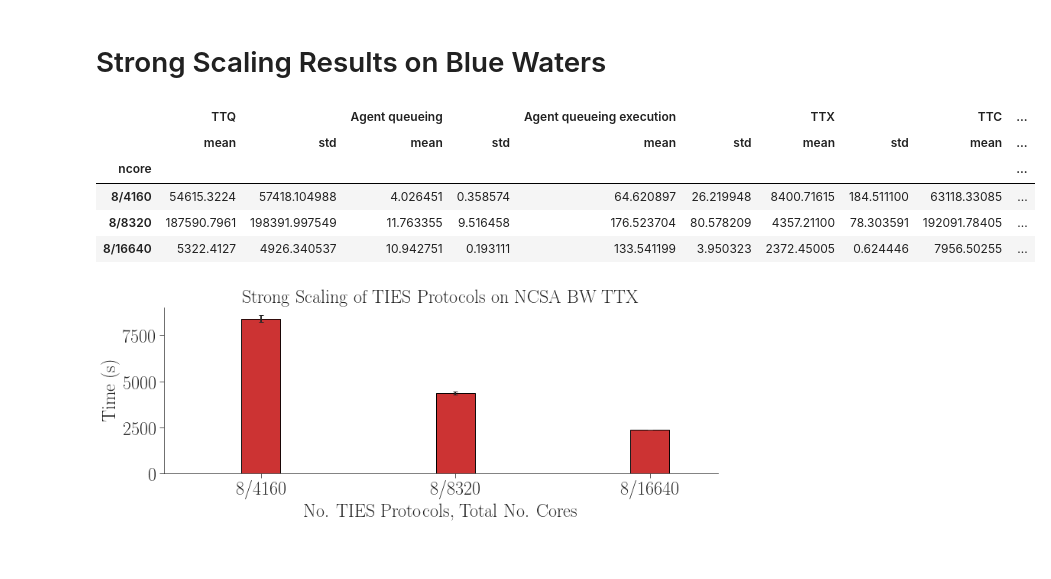
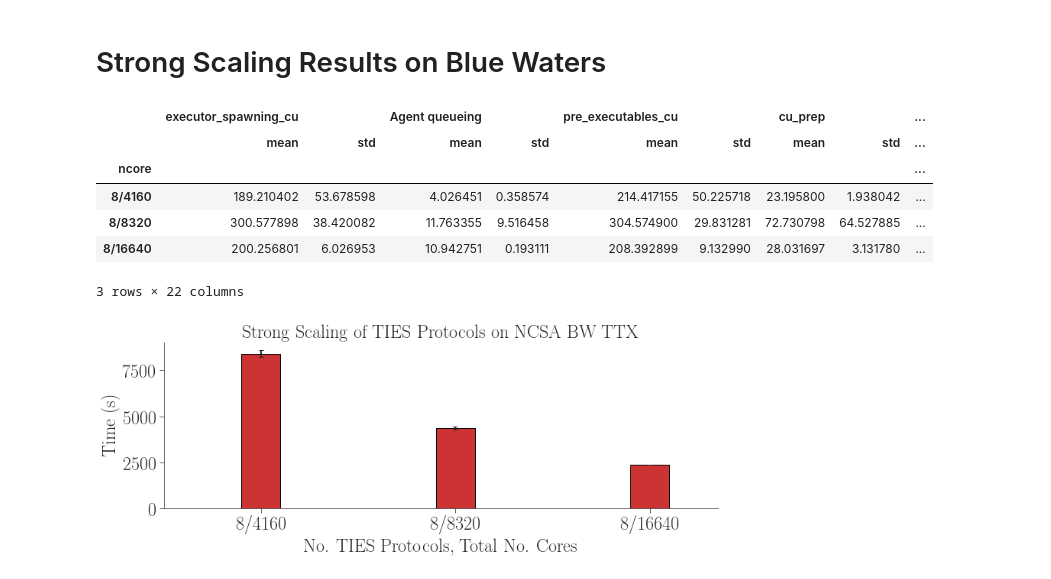
Before and after one commit to radical-experiments/isc-htbac-experiments, a Jupyter notebook: matteo_workflow/ties_ws_ss_NCSA_bw.ipynb, the cells around one changed output. Drawn from its saved outputs; the diff is of its cells as text; code cells hidden in the pictures.

```diff
--- a/matteo_workflow/ties_ws_ss_NCSA_bw.ipynb
+++ b/matteo_workflow/ties_ws_ss_NCSA_bw.ipynb
@@ -428,28 +407,44 @@ SUM_KEYS_RP_OVERHEAD = {'rp_overhead'  : ['p_bootstrap','p_term', 'u_equeue', 'u
 # Strong Scaling Results on Blue Waters
 # %%
 ssc = ssc_sessions[
-    ['ncore','TTC','P_LRMS_QUEUING','U_AGENT_QUEUING','U_AGENT_SCHEDULING','U_AGENT_QUEUING_EXEC','U_AGENT_EXECUTING']
+    ['ncore','TTC','P_LRMS_QUEUING','U_AGENT_QUEUING','U_AGENT_SCHEDULING','U_AGENT_QUEUING_EXEC','U_AGENT_EXECUTING', 'util_u_eprep',
+    'util_u_equeue','util_u_exec_cu','util_u_exec_rp', 'util_u_pre_exec']
         ].groupby(['ncore']).aggregate(
                 {'TTC'                 : ['mean','std'],
                  'P_LRMS_QUEUING'      : ['mean','std'],
                  'U_AGENT_QUEUING'     : ['mean','std'],
                  'U_AGENT_SCHEDULING'  : ['mean','std'],
                  'U_AGENT_QUEUING_EXEC': ['mean','std'],
-                 'U_AGENT_EXECUTING'   : ['mean','std']})
+                 'U_AGENT_EXECUTING'   : ['mean','std'],
+                 'util_u_eprep'        : ['mean','std'],
+                 'util_u_equeue'       : ['mean','std'],
+                 'util_u_exec_cu'      : ['mean','std'],
+                 'util_u_exec_rp'      : ['mean','std'],
+                 'util_u_pre_exec'     : ['mean','std']})
+
+
+
+ssc.rename({'util_u_eprep'        :'cu_prep'}, axis='columns', inplace=True)
+ssc.rename({'util_u_equeue'       :'scheduler_queue_cu'}, axis='columns', inplace=True)
+ssc.rename({'util_u_exec_cu'      :'os_spawns_cu'}, axis='columns', inplace=True)
+ssc.rename({'util_u_exec_rp'      :'executor_spawning_cu'}, axis='columns', inplace=True)
+ssc.rename({'util_u_exec_rp'      :'executor_spawning_cu'}, axis='columns', inplace=True)
+ssc.rename({'util_u_pre_exec'     :'pre_executables_cu'}, axis='columns', inplace=True)
 
 ssc.rename({'P_LRMS_QUEUING'      :'TTQ'}, axis='columns', inplace=True)
 ssc.rename({'U_AGENT_QUEUING'     :'Agent queueing'}, axis='columns', inplace=True)
 ssc.rename({'U_AGENT_SCHEDULING'  :'Agent scheduling'}, axis='columns', inplace=True)
 ssc.rename({'U_AGENT_QUEUING_EXEC':'Agent queueing execution'}, axis='columns', inplace=True)
 ssc.rename({'U_AGENT_EXECUTING'   :'TTX'}, axis='columns', inplace=True)
 ssc.rename(index={i: '%s/%s' % (ssc_sessions[ssc_sessions.ncore == i].nunit[0]/(65*4), i) for i in ssc.index.get_values()},
            inplace=True)
 ssc
 # %% [output]
-|  | TTQ |  | Agent queueing |  | Agent queueing execution |  | TTX |  | TTC | ... |
-|  | mean | std | mean | std | mean | std | mean | std | mean | ... |
-| ncore |  |  |  |  |  |  |  |  |  | ... |
-| 8/4160 | 54615.3224 | 57418.104988 | 4.026451 | 0.358574 | 64.620897 | 26.219948 | 8400.71615 | 184.511100 | 63118.33085 | ... |
-| 8/8320 | 187590.7961 | 198391.997549 | 11.763355 | 9.516458 | 176.523704 | 80.578209 | 4357.21100 | 78.303591 | 192091.78405 | ... |
-| 8/16640 | 5322.4127 | 4926.340537 | 10.942751 | 0.193111 | 133.541199 | 3.950323 | 2372.45005 | 0.624446 | 7956.50255 | ... |
+|  | executor_spawning_cu |  | Agent queueing |  | pre_executables_cu |  | cu_prep |  | ... |
+|  | mean | std | mean | std | mean | std | mean | std | ... |
+| ncore |  |  |  |  |  |  |  |  | ... |
+| 8/4160 | 189.210402 | 53.678598 | 4.026451 | 0.358574 | 214.417155 | 50.225718 | 23.195800 | 1.938042 | ... |
+| 8/8320 | 300.577898 | 38.420082 | 11.763355 | 9.516458 | 304.574900 | 29.831281 | 72.730798 | 64.527885 | ... |
+| 8/16640 | 200.256801 | 6.026953 | 10.942751 | 0.193111 | 208.392899 | 9.132990 | 28.031697 | 3.131780 | ... |
+3 rows × 22 columns
 # %%
```
Also changed, not shown: parts of 18 cells of this notebook, 8 other files.
